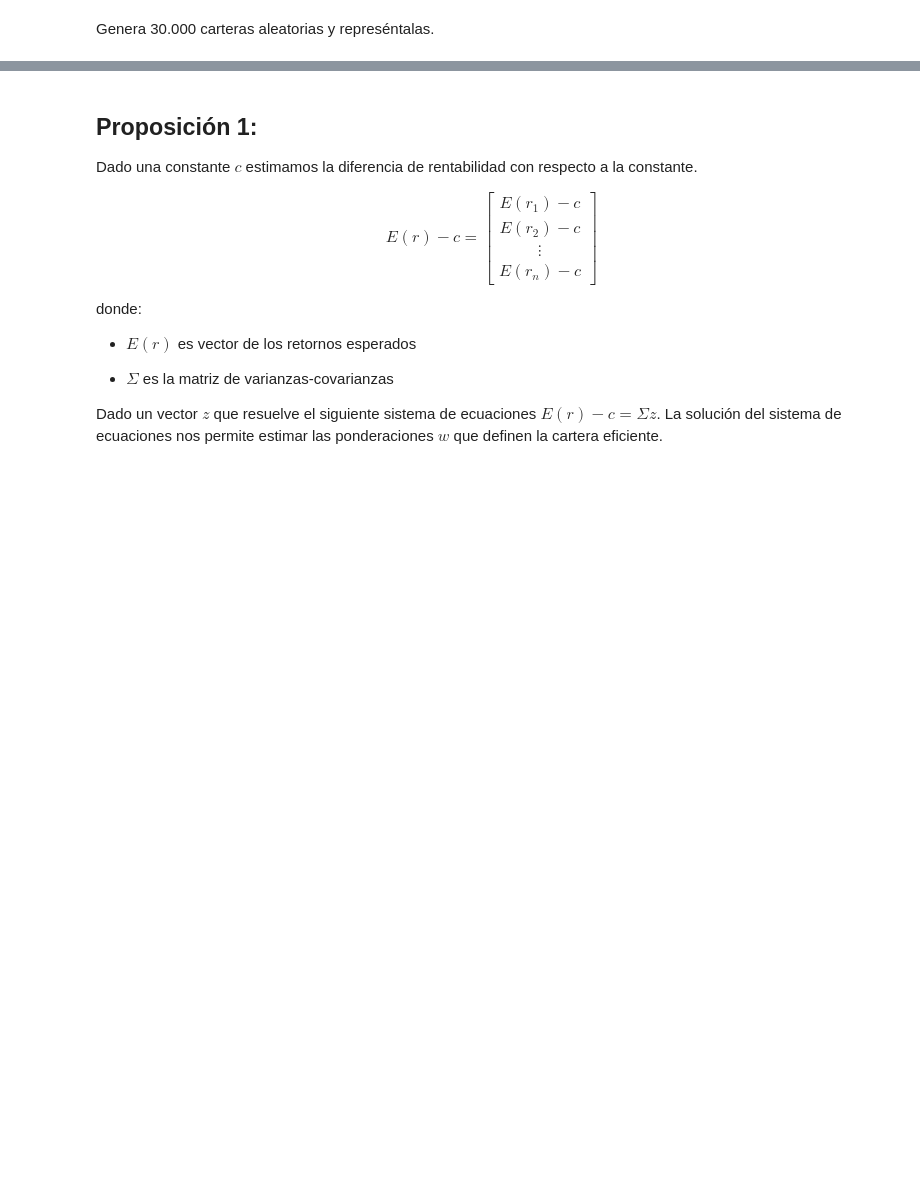
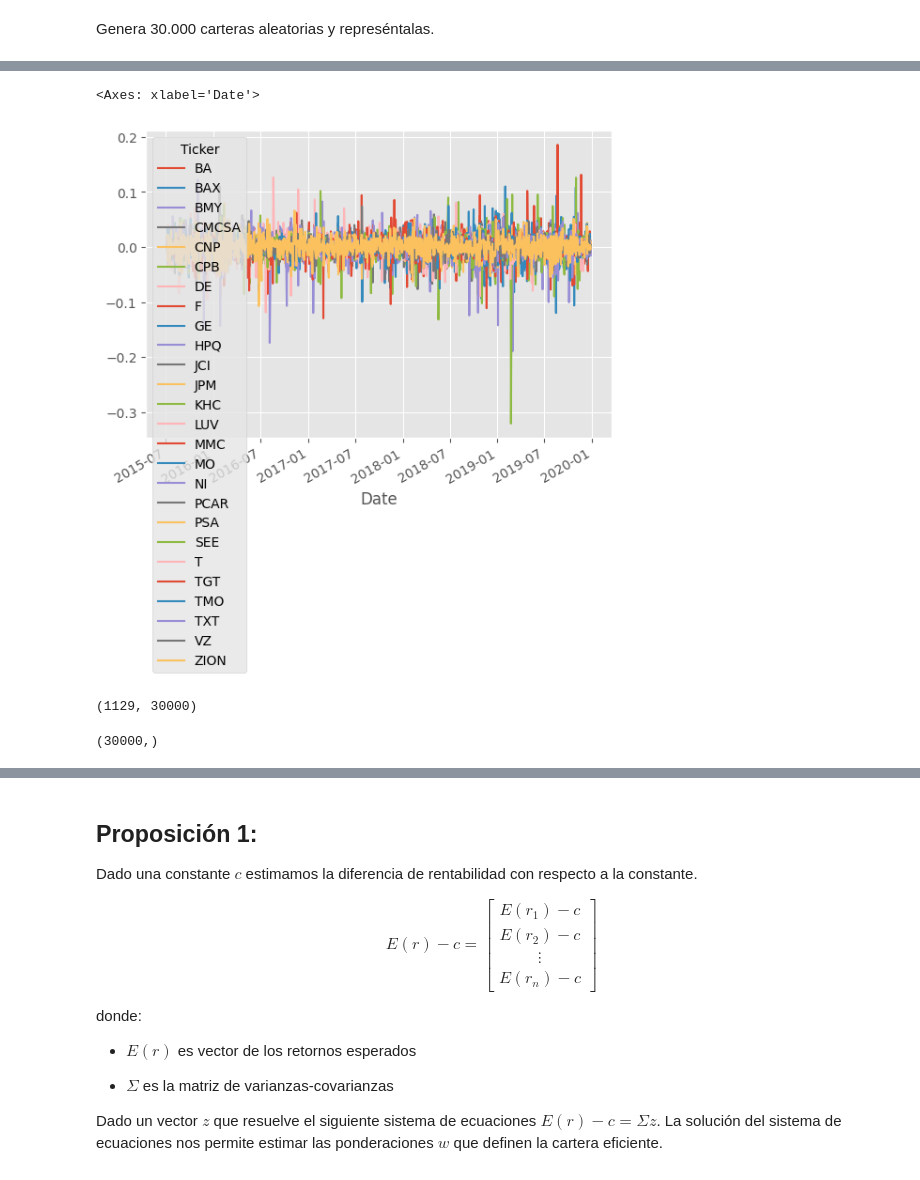
Before and after one commit to alfonso-santos/microcredencial-carteras-python, a Jupyter notebook: Tema_3_Markowitz/src/optimizacion-analitica.ipynb, the cells around one changed output, grey strips where cells are left out. Saved outputs shown, nothing was run; the diff lists cells and outputs as text; code cells hidden in the pictures; blank space fills up the shorter version.

```diff
--- a/Tema_3_Markowitz/src/optimizacion-analitica.ipynb
+++ b/Tema_3_Markowitz/src/optimizacion-analitica.ipynb
@@ -70,10 +128,20 @@ num_carteras = 30000
 # %%
-# Calculamos rentabilidades de los activos.
-rets = # TODO
+# Calculamos rentabilidades de los activos. # TODO
+rets = np.log(prices).diff().dropna()
+rets.plot()
+# %% [output]
+<Axes: xlabel='Date'>
+[figure, added]
 # %%
-# Calculamos los retornos de las carteras utilizando multiplicación matricial.
-retornos_diarios_carteras = # TODO
+# Calculamos los retornos de las carteras utilizando multiplicación matricial. # TODO
+retornos_diarios_carteras = rets @ pesos.T
+retornos_diarios_carteras.shape
+# %% [output]
+(1129, 30000)
 # %%
-# Calculamos el retorno esperado de cada cartera.
-retornos_mean_carteras = # TODO
+# Calculamos el retorno esperado de cada cartera. #TODO
+retornos_mean_carteras = retornos_diarios_carteras.mean(axis = 0)
+retornos_mean_carteras.shape
+# %% [output]
+(30000,)
 # %%
```
Also changed, not shown: parts of 22 cells of this notebook.
